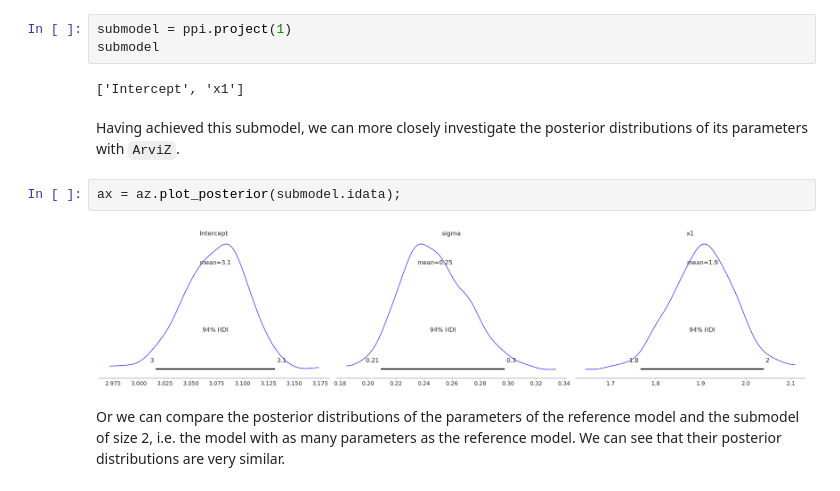
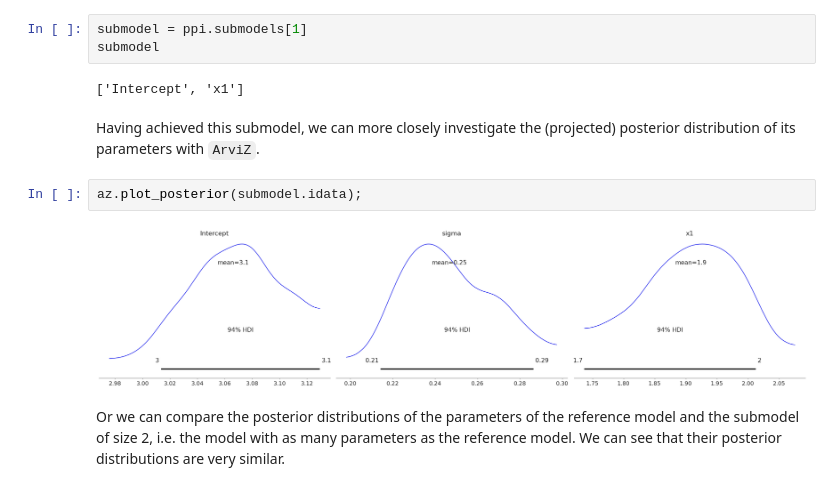
Before and after one commit to bambinos/kulprit, a Jupyter notebook: docs/examples/quick-start.ipynb, the cells around one changed output. Drawn from its saved outputs; the diff is of its cells as text.

```diff
--- a/docs/examples/quick-start.ipynb
+++ b/docs/examples/quick-start.ipynb
@@ -79,16 +75,16 @@ cmp, ax = ppi.compare(plot_kwargs={"xlabel_rotation": 0});
 # %% [markdown]
 From these results we can see that the difference between the reference model and the model with only one parameter is very small. Thus, we may want to keep this smaller model. In the following cell we can see that the model is `y ~ x1`.
 # %%
-submodel = ppi.project(1)
+submodel = ppi.submodels[1]
 submodel
 # %% [output]
 ['Intercept', 'x1']
 # %% [markdown]
-Having achieved this submodel, we can more closely investigate the posterior distributions of its parameters with `ArviZ`.
+Having achieved this submodel, we can more closely investigate the (projected) posterior distribution of its parameters with `ArviZ`.
 # %%
-ax = az.plot_posterior(submodel.idata);
+az.plot_posterior(submodel.idata);
 # %% [output]
-[figure, old version]
+[figure, new version]
 # %% [markdown]
 Or we can compare the posterior distributions of the parameters of the reference model and the submodel of size 2, i.e. the model with as many parameters as the reference model. We can see that their posterior distributions are very similar.
 # %%
```
Also changed, not shown: parts of 7 cells of this notebook, 17 other files.
